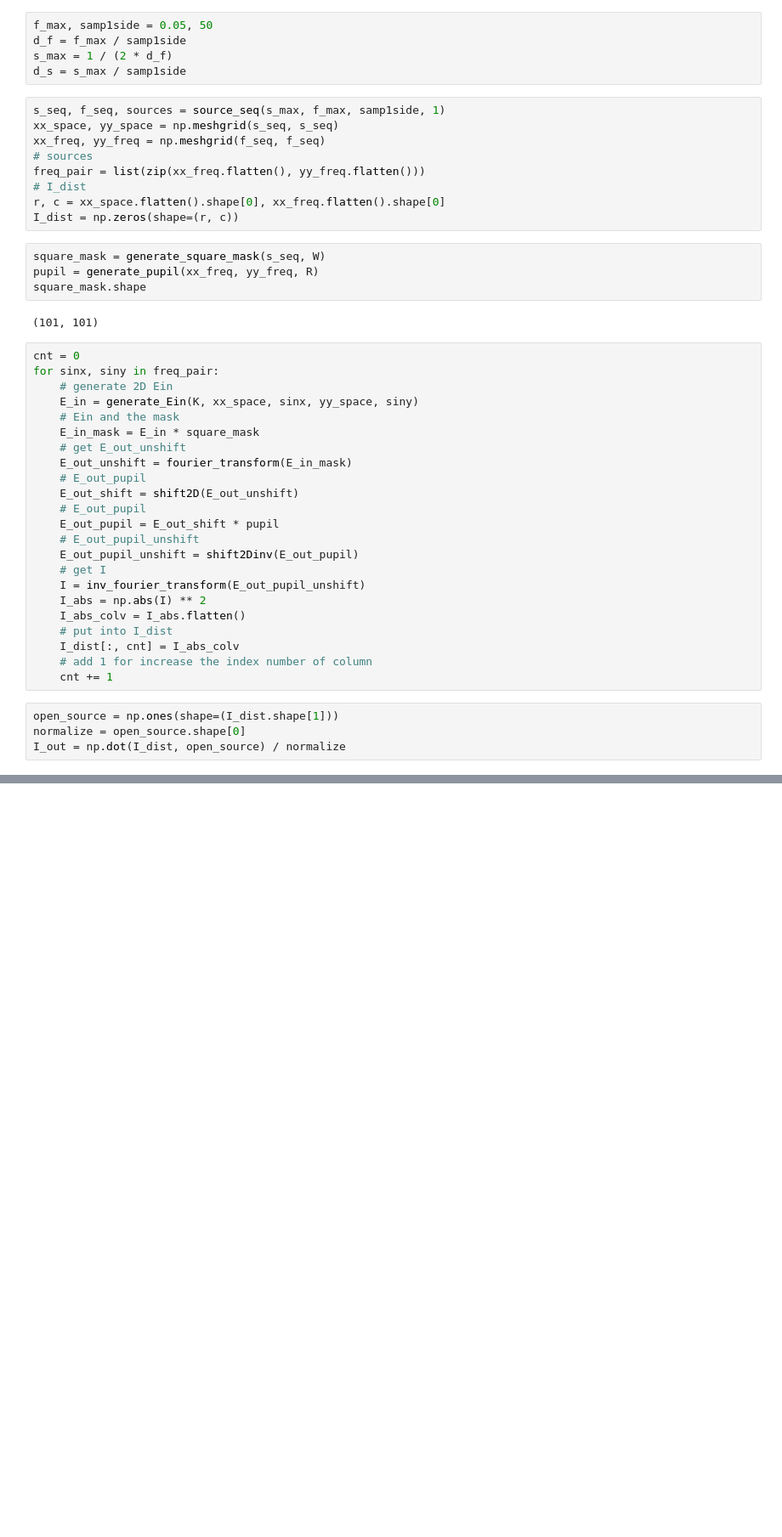
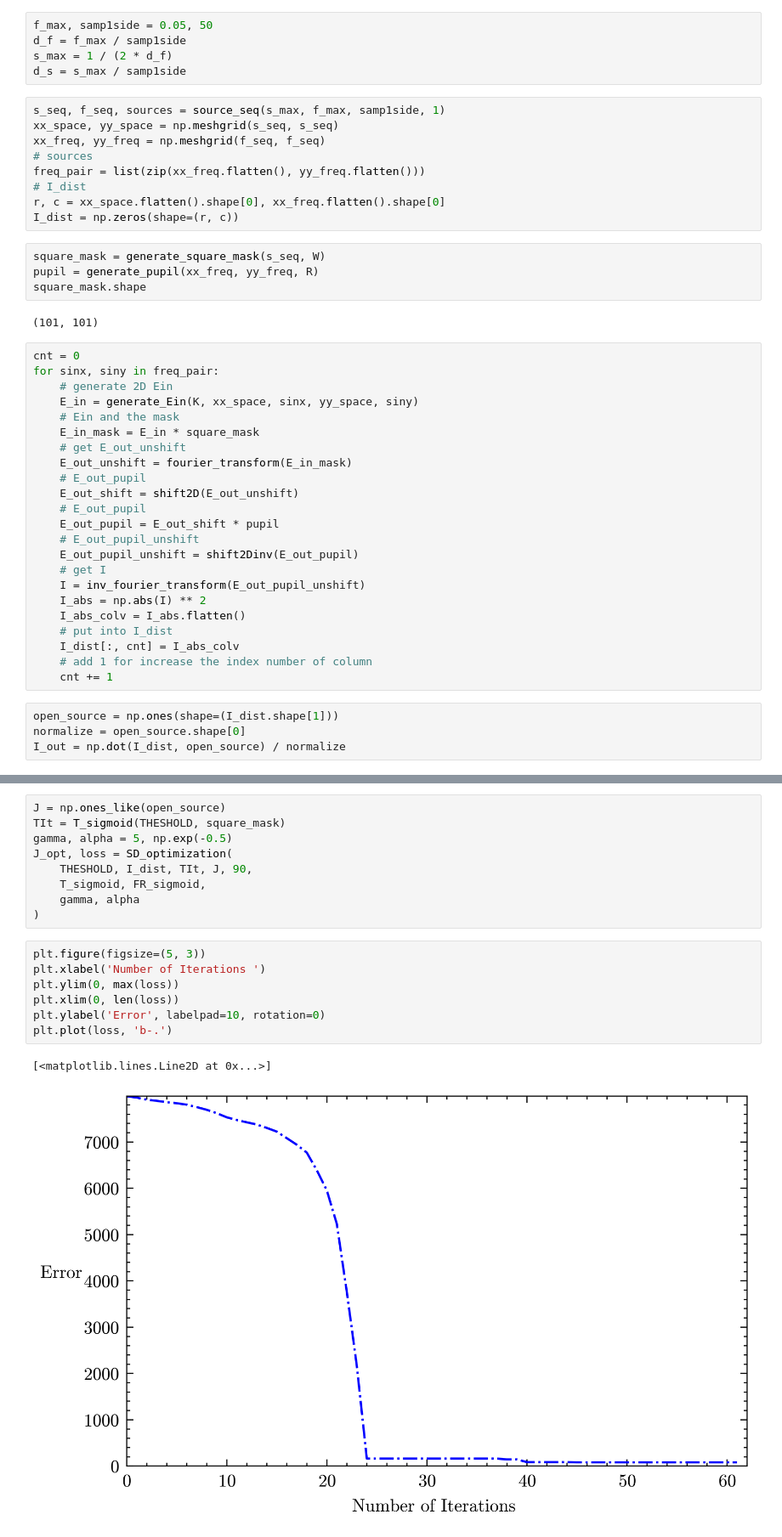
Before and after one commit to JYYehlouis/SO_simulation, a Jupyter notebook: sim-preparation/sources_2D.ipynb, the cells around one changed output, grey strips where cells are left out. Shown: that part at 85% size. Drawn from its saved outputs; the diff is of its cells as text; blank space fills up the shorter version.

```diff
--- a/sim-preparation/sources_2D.ipynb
+++ b/sim-preparation/sources_2D.ipynb
@@ -128 +85,20 @@ Q.shape
+# %%
+J = np.ones_like(open_source)
+TIt = T_sigmoid(THESHOLD, square_mask)
+gamma, alpha = 5, np.exp(-0.5)
+J_opt, loss = SD_optimization(
+    THESHOLD, I_dist, TIt, J, 90,
+    T_sigmoid, FR_sigmoid,
+    gamma, alpha
+)
+# %%
+plt.figure(figsize=(5, 3))
+plt.xlabel('Number of Iterations ')
+plt.ylim(0, max(loss))
+plt.xlim(0, len(loss))
+plt.ylabel('Error', labelpad=10, rotation=0)
+plt.plot(loss, 'b-.')
+# %% [output]
+[<matplotlib.lines.Line2D at 0x...>]
+[figure, added]
 # %%
```
Also changed, not shown: parts of 10 cells of this notebook, 2 other files.
